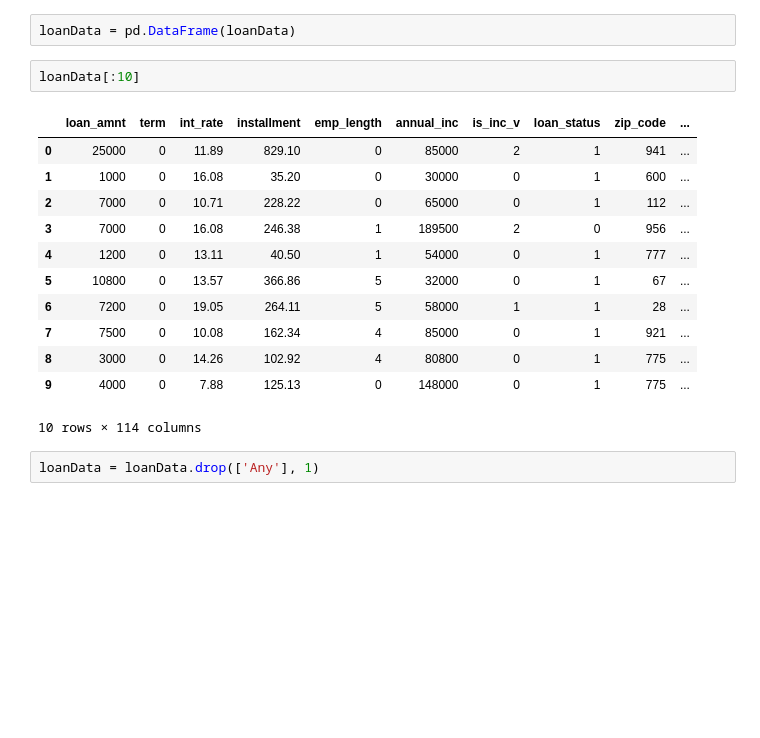
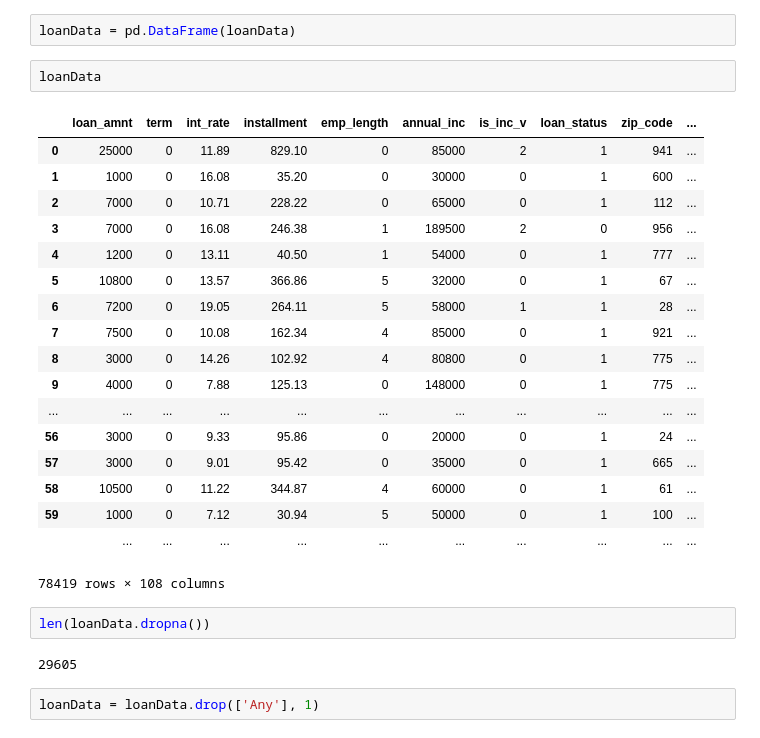
Before and after one commit to abradle2/LendingLounge, a Jupyter notebook: test.ipynb, the cells around one changed output. Saved outputs shown, nothing was run; the diff lists cells and outputs as text; blank space fills up the shorter version.

```diff
--- a/test.ipynb
+++ b/test.ipynb
@@ -40,20 +40,30 @@ loanData = pickle.load(f)
 # %%
 loanData = pd.DataFrame(loanData)
 # %%
-loanData[:10]
+loanData
 # %% [output]
 |  | loan_amnt | term | int_rate | installment | emp_length | annual_inc | is_inc_v | loan_status | zip_code | ... |
 | 0 | 25000 | 0 | 11.89 | 829.10 | 0 | 85000 | 2 | 1 | 941 | ... |
 | 1 | 1000 | 0 | 16.08 | 35.20 | 0 | 30000 | 0 | 1 | 600 | ... |
 | 2 | 7000 | 0 | 10.71 | 228.22 | 0 | 65000 | 0 | 1 | 112 | ... |
 | 3 | 7000 | 0 | 16.08 | 246.38 | 1 | 189500 | 2 | 0 | 956 | ... |
 | 4 | 1200 | 0 | 13.11 | 40.50 | 1 | 54000 | 0 | 1 | 777 | ... |
 | 5 | 10800 | 0 | 13.57 | 366.86 | 5 | 32000 | 0 | 1 | 67 | ... |
 | 6 | 7200 | 0 | 19.05 | 264.11 | 5 | 58000 | 1 | 1 | 28 | ... |
 | 7 | 7500 | 0 | 10.08 | 162.34 | 4 | 85000 | 0 | 1 | 921 | ... |
 | 8 | 3000 | 0 | 14.26 | 102.92 | 4 | 80800 | 0 | 1 | 775 | ... |
 | 9 | 4000 | 0 | 7.88 | 125.13 | 0 | 148000 | 0 | 1 | 775 | ... |
+| ... | ... | ... | ... | ... | ... | ... | ... | ... | ... | ... |
+| 56 | 3000 | 0 | 9.33 | 95.86 | 0 | 20000 | 0 | 1 | 24 | ... |
+| 57 | 3000 | 0 | 9.01 | 95.42 | 0 | 35000 | 0 | 1 | 665 | ... |
+| 58 | 10500 | 0 | 11.22 | 344.87 | 4 | 60000 | 0 | 1 | 61 | ... |
+| 59 | 1000 | 0 | 7.12 | 30.94 | 5 | 50000 | 0 | 1 | 100 | ... |
+|  | ... | ... | ... | ... | ... | ... | ... | ... | ... | ... |
-10 rows × 114 columns
+78419 rows × 108 columns
+# %%
+len(loanData.dropna())
+# %% [output]
+29605
 # %%
 loanData = loanData.drop(['Any'], 1)
 # %%
```
Also changed, not shown: 13 other files.
